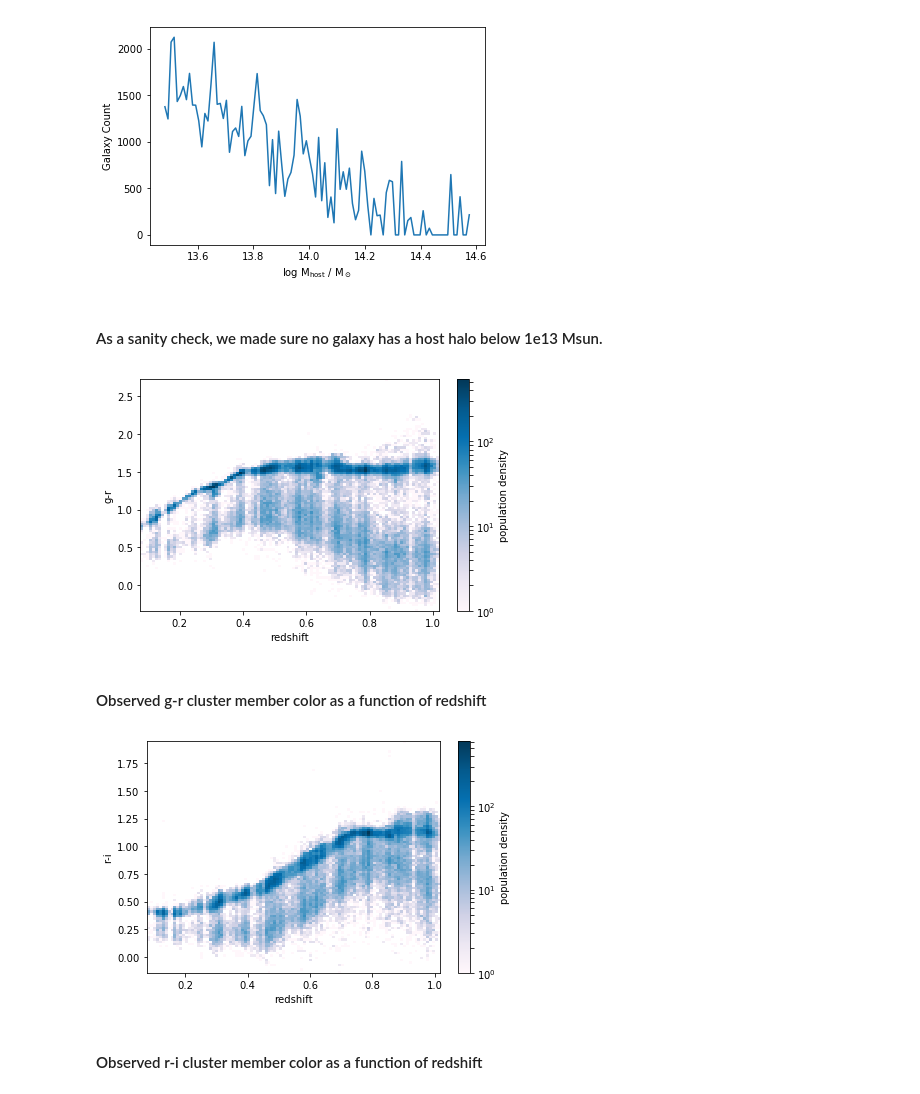
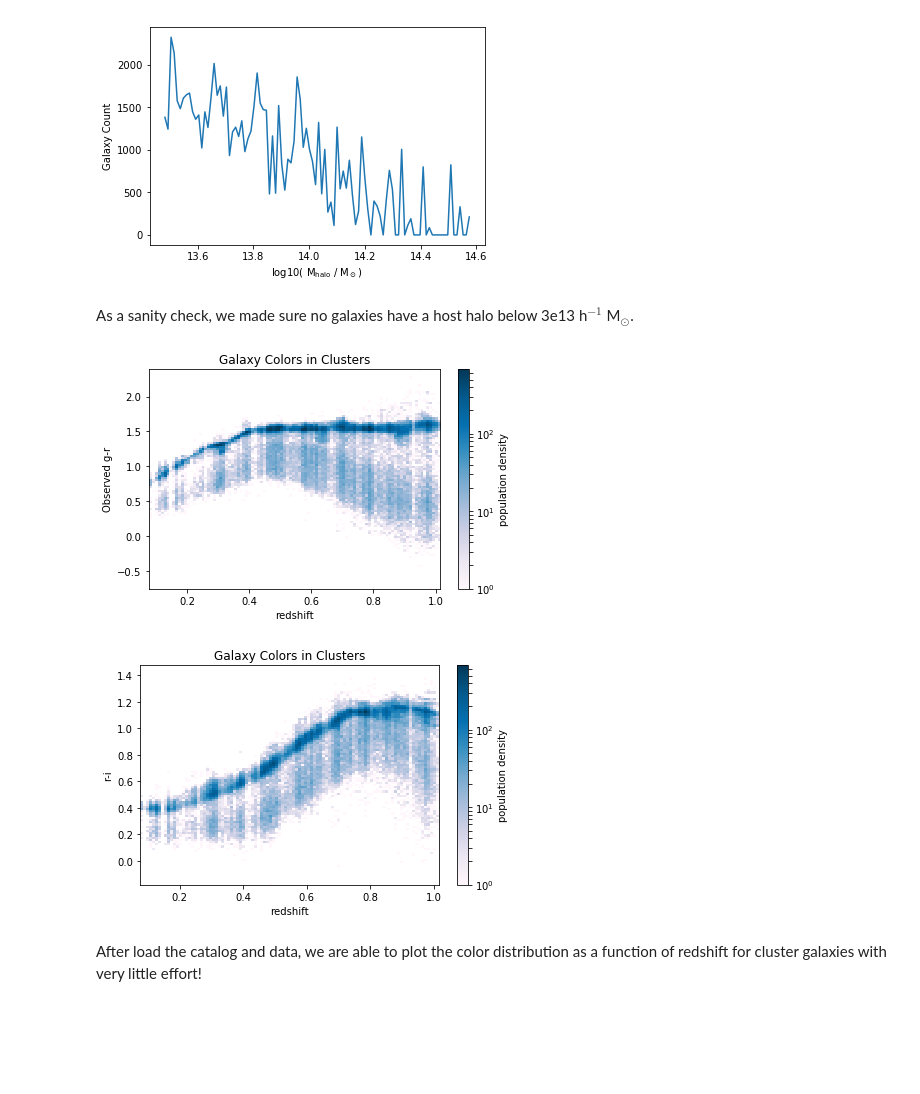
Before and after one commit to LSSTDESC/DC2-production, a Jupyter notebook: Notebooks/ProtoDC2_Cluster_Colors.ipynb, the cells around one changed output. Drawn from its saved outputs; the diff is of its cells as text; code cells hidden in the pictures; blank space fills up the shorter version.

```diff
--- a/Notebooks/ProtoDC2_Cluster_Colors.ipynb
+++ b/Notebooks/ProtoDC2_Cluster_Colors.ipynb
@@ -20,35 +42,33 @@ h,xbins = np.histogram(np.log10(data['halo_mass']),bins=100)
 xbins_avg = (xbins[1:]+xbins[:-1])/2.0
 plt.plot(xbins_avg, h)
 plt.ylabel(r'Galaxy Count')
-plt.xlabel(r'log M$_{\rm{host}}$ / M$_\odot$')
+plt.xlabel(r'log10( M$_{\rm{halo}}$ / M$_\odot)$')
 plt.show()
 # %% [output]
-[figure, old version]
+[figure, new version]
 # %% [markdown]
-#### As a sanity check, we made sure no galaxy has a host halo below 1e13 Msun.
+As a sanity check, we made sure no galaxies have a host halo below 3e13 h$^{-1}$ M$_\odot$.
 # %%
 plt.figure()
 gal_clr = data['mag_g']-data['mag_r']
 plt.hist2d(data['redshift'], gal_clr, bins=100, cmap='PuBu', norm=clr.LogNorm())
 plt.colorbar(label='population density')
-plt.ylabel('g-r')
+plt.ylabel('Observed g-r')
 plt.xlabel('redshift')
+plt.title('Galaxy Colors in Clusters')
+plt.tight_layout()
+
+plt.figure()
+gal_clr = data['mag_r']-data['mag_i']
+plt.hist2d(data['redshift'], gal_clr, bins=100, cmap='PuBu',norm=clr.LogNorm())
+plt.colorbar(label='population density')
+plt.ylabel('r-i')
+plt.xlabel('redshift')
+plt.title('Galaxy Colors in Clusters')
 plt.tight_layout()
 plt.show()
 # %% [output]
-[figure, old version]
+[figure, new version]
+[figure, added]
-# %% [markdown]
-#### Observed g-r cluster member color as a function of redshift
-# %%
-plt.figure()
-gal_clr = data['mag_r']-data['mag_i']
-plt.hist2d(data['redshift'], gal_clr, bins=100, cmap='PuBu',norm=clr.LogNorm())
-plt.colorbar(label='population density')
-plt.ylabel('r-i')
-plt.xlabel('redshift')
-plt.tight_layout()
-plt.show()
-# %% [output]
-[figure, removed]
-# %% [markdown]
-#### Observed r-i cluster member color as a function of redshift
+# %% [markdown]
+After load the catalog and data, we are able to plot the color distribution as a function of redshift for cluster galaxies with very little effort!
```
Also changed, not shown: parts of 4 cells of this notebook, 1 other file.
